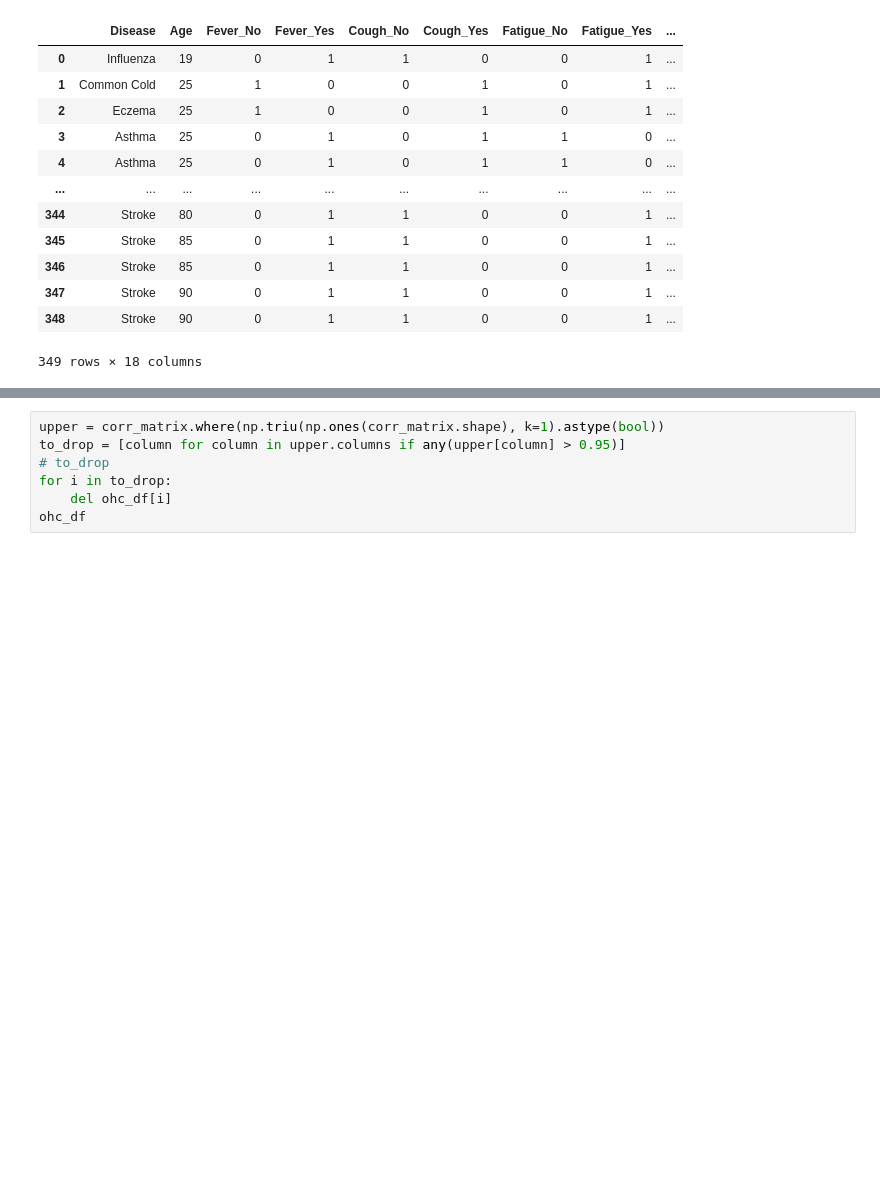
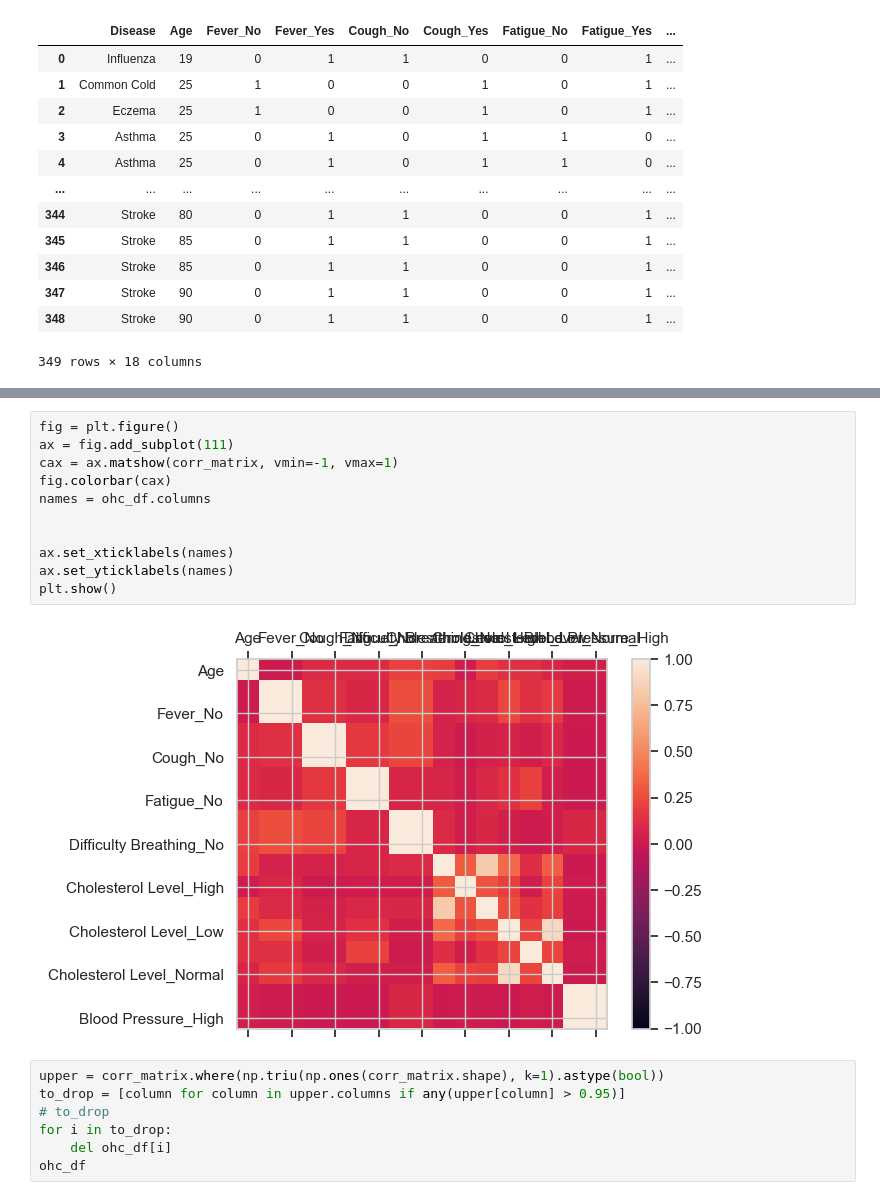
Before and after one commit to Knight-Fenris/PyDS-Project, a Jupyter notebook: project.ipynb, the cells around one changed output, grey strips where cells are left out. Drawn from its saved outputs; the diff is of its cells as text; blank space fills up the shorter version.

Commit message:
Heatmap added

```diff
--- a/project.ipynb
+++ b/project.ipynb
@@ -195,6 +195,19 @@ corr_matrix
 | Blood Pressure_Normal | 0.076935 | 0.174930 | 0.174930 | 0.086475 | 0.086475 | 0.046309 | 0.046309 | 0.035003 | ... |
 | Gender_Female | 0.041222 | 0.014352 | 0.014352 | 0.002498 | 0.002498 | 0.000499 | 0.000499 | 0.084175 | ... |
 | Gender_Male | 0.041222 | 0.014352 | 0.014352 | 0.002498 | 0.002498 | 0.000499 | 0.000499 | 0.084175 | ... |
+# %%
+fig = plt.figure()
+ax = fig.add_subplot(111)
+cax = ax.matshow(corr_matrix, vmin=-1, vmax=1)
+fig.colorbar(cax)
+names = ohc_df.columns
+
+
+ax.set_xticklabels(names)
+ax.set_yticklabels(names)
+plt.show()
+# %% [output]
+[figure, added]
 # %%
 upper = corr_matrix.where(np.triu(np.ones(corr_matrix.shape), k=1).astype(bool))
 to_drop = [column for column in upper.columns if any(upper[column] > 0.95)]
```
